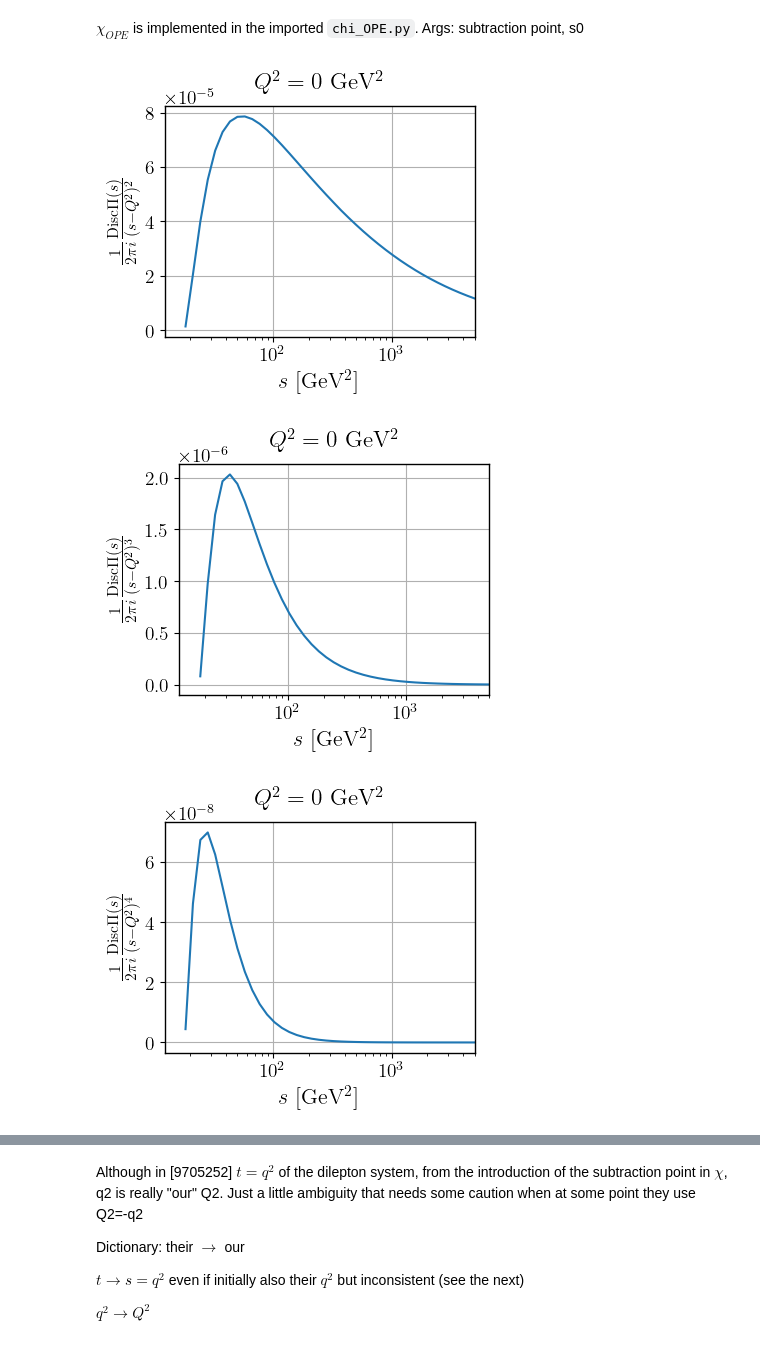
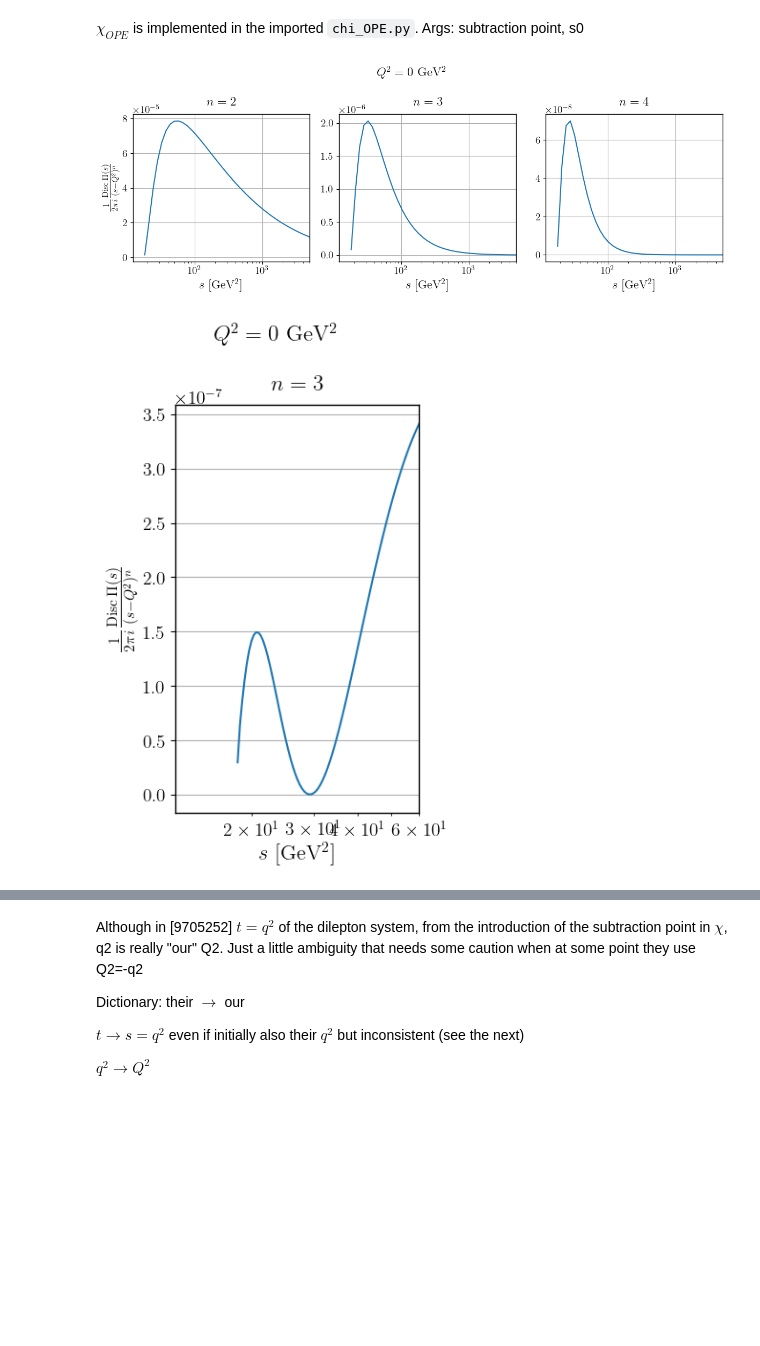
Before and after one commit to mverz/upbsll-py, a Jupyter notebook: dispersive_bounds.ipynb, the cells around one changed output, grey strips where cells are left out. Saved outputs shown, nothing was run; the diff lists cells and outputs as text; code cells hidden in the pictures; blank space fills up the shorter version.

```diff
--- a/dispersive_bounds.ipynb
+++ b/dispersive_bounds.ipynb
@@ -88,31 +139,69 @@ Args: subtraction point, s0
 # %%
 #Q2 = chi.mb**2
 Q2 = 0
 s_min = (chi.mb + chi.ms)**2
 
 xmax = 5000
-xmin = s_min/1.5
+xmin = s_min / 1.5
 
 #s_vals = np.linspace(s_min, xmax, 10)
 s_vals = np.geomspace(s_min, xmax, 40)
 
 n_subtractions_plus_1 = [2, 3, 4]
 
-for n in n_subtractions_plus_1:
-    f_vals = np.array([chi.to_integrate(s, Q2, n_subtractions_plus_1=n) for s in s_vals])
+fig, axes = plt.subplots(1, len(n_subtractions_plus_1), figsize=(4 * len(n_subtractions_plus_1), 4.5), sharex=True)
 
-    plt.figure(figsize=(4,3))
-    plt.semilogx(s_vals, f_vals)
-    plt.xlim(xmin, xmax)
-    plt.xlabel(R'$s$ [GeV$^2$]')
-    plt.ylabel(fR'$\frac{{1}}{{2\pi i}}\frac{{\mathrm{{Disc}}\Pi(s)}}{{(s-Q^2)^{{{n}}}}}$')
-    plt.title(fR'$Q^2={Q2}$ GeV$^2$')
-    plt.grid(True)
-    plt.show()
+if len(n_subtractions_plus_1) == 1:
+    axes = [axes]
+
+for ax, n in zip(axes, n_subtractions_plus_1):
+    f_vals = np.array([chi.to_integrate(s, Q2, n_subtractions_plus_1=n, with_res_factor=False) for s in s_vals])
+    ax.semilogx(s_vals, f_vals)
+    ax.set_xlim(xmin, xmax)
+    ax.set_xlabel(R'$s$ [GeV$^2$]')
+    ax.set_title(fR'$n={n}$')
+    ax.grid(True)
+
+axes[0].set_ylabel(R'$\frac{1}{2\pi i}\frac{\mathrm{Disc}\,\Pi(s)}{(s-Q^2)^n}$')
+fig.suptitle(fR'$Q^2={Q2}$ GeV$^2$')
+fig.tight_layout()
+fig.savefig("without_res_factor", format="pdf", bbox_inches="tight")
+plt.show()
 # %% [output]
-[figure, old version]
+[figure, new version]
-[figure, removed]
-[figure, removed]
+# %%
+#Q2 = chi.mb**2
+Q2 = 0
+s_min = (chi.mb + chi.ms)**2
+
+xmax = 60
+xmin = s_min / 1.5
+
+#s_vals = np.linspace(s_min, xmax, 10)
+s_vals = np.geomspace(s_min, xmax, 80)
+
+n_subtractions_plus_1 = [3]
+
+fig, axes = plt.subplots(1, len(n_subtractions_plus_1), figsize=(4 * len(n_subtractions_plus_1), 6), sharex=True)
+
+if len(n_subtractions_plus_1) == 1:
+    axes = [axes]
+
+for ax, n in zip(axes, n_subtractions_plus_1):
+    f_vals = np.array([chi.to_integrate(s, Q2, n_subtractions_plus_1=n, with_res_factor=True) for s in s_vals])
+    ax.semilogx(s_vals, f_vals)
+    ax.set_xlim(xmin, xmax)
+    ax.set_xlabel(R'$s$ [GeV$^2$]')
+    ax.set_title(fR'$n={n}$')
+    ax.grid(True)
+
+axes[0].set_ylabel(R'$\frac{1}{2\pi i}\frac{\mathrm{Disc}\,\Pi(s)}{(s-Q^2)^n}$')
+fig.suptitle(fR'$Q^2={Q2}$ GeV$^2$')
+fig.tight_layout()
+fig.savefig("with_res_factor", format="pdf", bbox_inches="tight")
+plt.show()
+# %% [output]
+[figure, added]
 # %% [markdown]
 $t=q^2$; $M\;m$ are the meson masses
 
```
Also changed, not shown: parts of 14 cells of this notebook, 5 other files.
